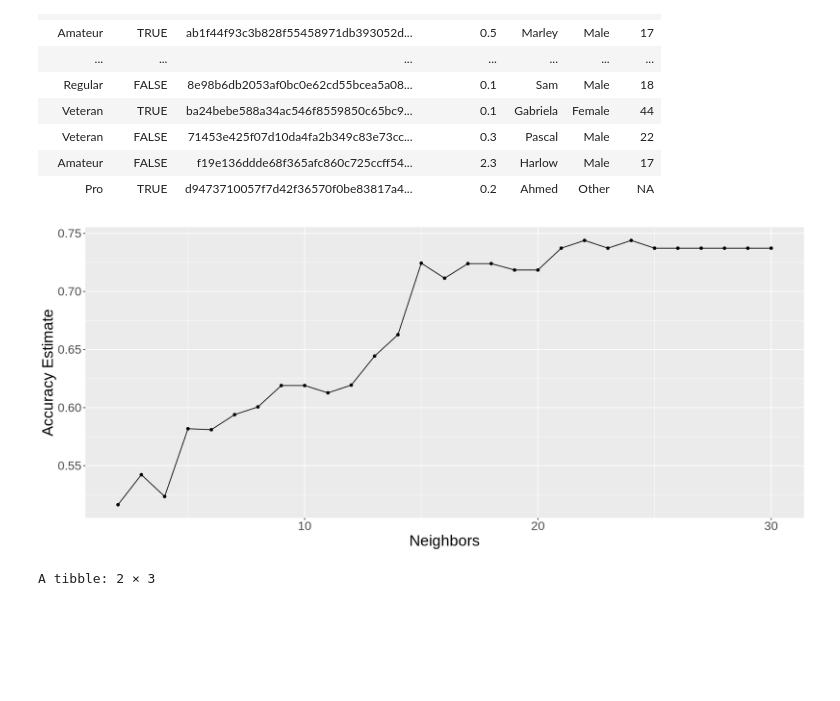
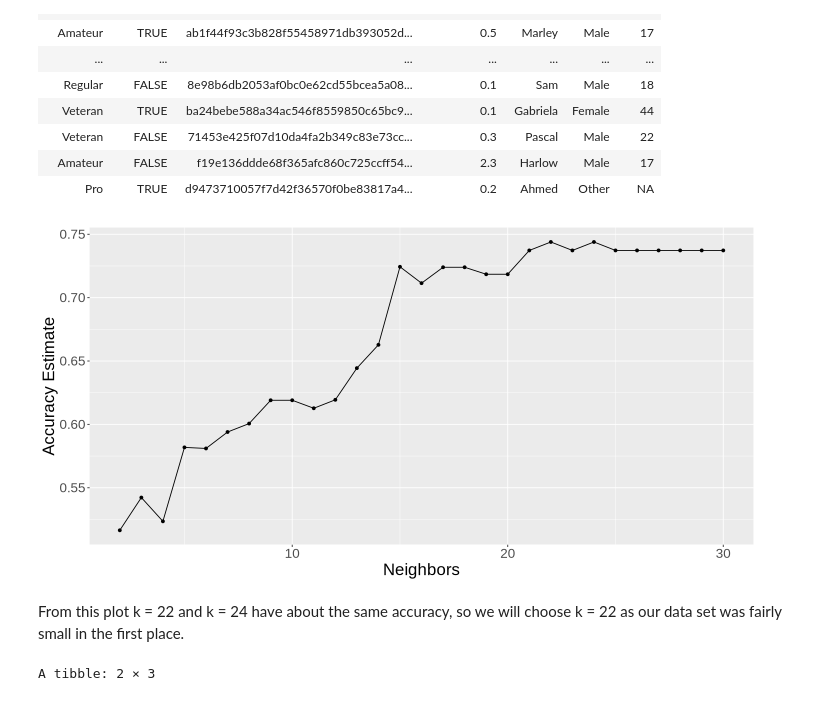
Before and after one commit to beccaphilip/DSCI-100-Group-Project, a Jupyter notebook: Report.ipynb, the cells around one changed output. Saved outputs shown, nothing was run; the diff lists cells and outputs as text; code cells hidden in the pictures; blank space fills up the shorter version.

```diff
--- a/Report.ipynb
+++ b/Report.ipynb
@@ -264,39 +272,43 @@ A tibble: 111 × 7
 | Amateur | FALSE | f19e136ddde68f365afc860c725ccff54... | 2.3 | Harlow | Male | 17 |
 | Pro | TRUE | d9473710057f7d42f36570f0be83817a4... | 0.2 | Ahmed | Other | NA |
 # %%
+#Tune a new classifer for the exclusion data set
 set.seed(1)
+options(repr.plot.height=6, repr.plot.width=12)
 
 players_resplit <- initial_split(players_no_zero, prop = 0.8,strata = subscribe)
 players_retrain <- training(players_resplit)
 players_retest <- testing(players_resplit)
 
 players_new_recipe <- recipe(subscribe~Age+played_hours, data = players_retrain)|>
 step_impute_mean(all_numeric_predictors()) |>
 step_scale(all_predictors())|>
 step_center(all_predictors())
 
 knn_new_spec <- nearest_neighbor(weight_func = "rectangular", neighbors = tune()) |>
             set_engine("kknn") |>
             set_mode("classification")
 
 new_vfold <- vfold_cv(players_train, v = 10, strata = subscribe)
 
 new_metrics <- workflow() |>
             add_recipe(players_new_recipe) |>
             add_model(knn_new_spec) |>
             tune_grid(resamples = new_vfold, grid = tibble(neighbors = seq(from=2, to=30, by=1))) |>
             collect_metrics()
 
 new_accuracy <- new_metrics |>
                  filter(.metric == 'accuracy')
 
 new_crossval_plot <- ggplot(new_accuracy, aes(x = neighbors, y = mean)) +
                   geom_point() +
                   geom_line() +
                   labs(x = 'Neighbors', y = 'Accuracy Estimate') +
                   theme(text = element_text(size = 20))
 
 new_crossval_plot
 # %% [output]
-[figure, old version]
+[figure, new version]
+# %% [markdown]
+From this plot k = 22 and k = 24 have about the same accuracy, so we will choose k = 22 as our data set was fairly small in the first place.
 # %%
```
Also changed, not shown: parts of 7 cells of this notebook.
